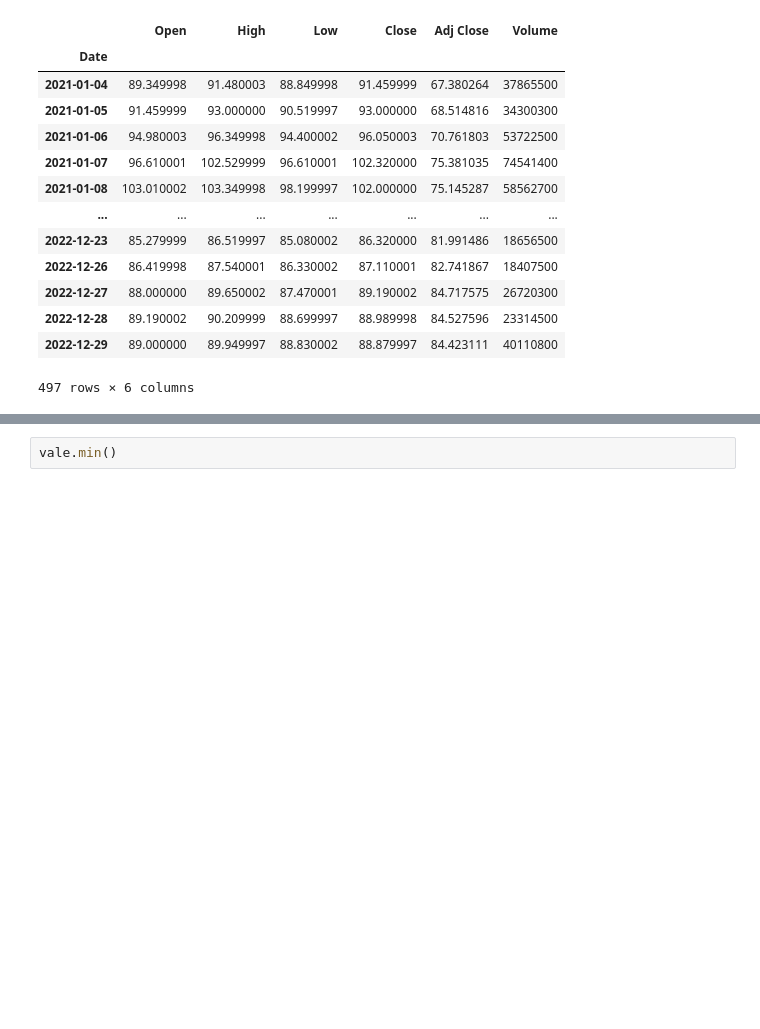
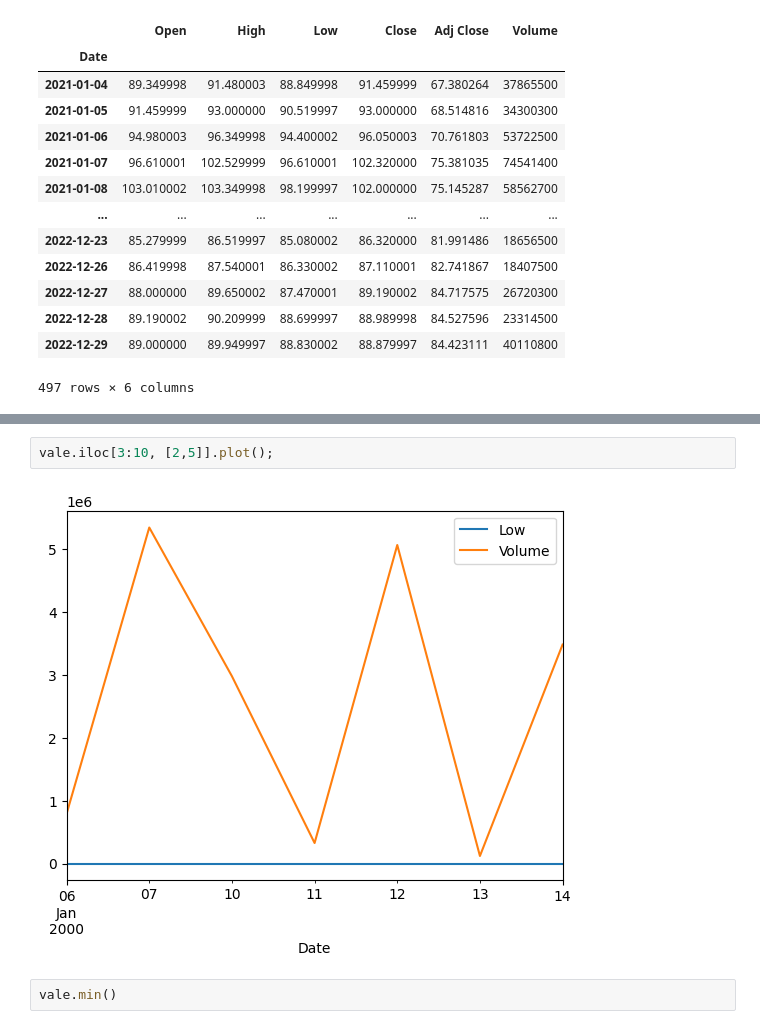
Before and after one commit to furlancad/Estudo-PMF, a Jupyter notebook: Analise_Vale3_Yahoo_Finance.ipynb, the cells around one changed output, grey strips where cells are left out. Saved outputs shown, nothing was run; the diff lists cells and outputs as text; blank space fills up the shorter version.

```diff
--- a/Analise_Vale3_Yahoo_Finance.ipynb
+++ b/Analise_Vale3_Yahoo_Finance.ipynb
@@ -211,3 +483,7 @@ vale.loc['2021-01-01':'2023-01-01']
+# %%
+vale.iloc[3:10, [2,5]].plot();
+# %% [output]
+[figure, added]
 # %%
 vale.min()
 # %% [output]
```
Also changed, not shown: parts of 43 cells of this notebook.
